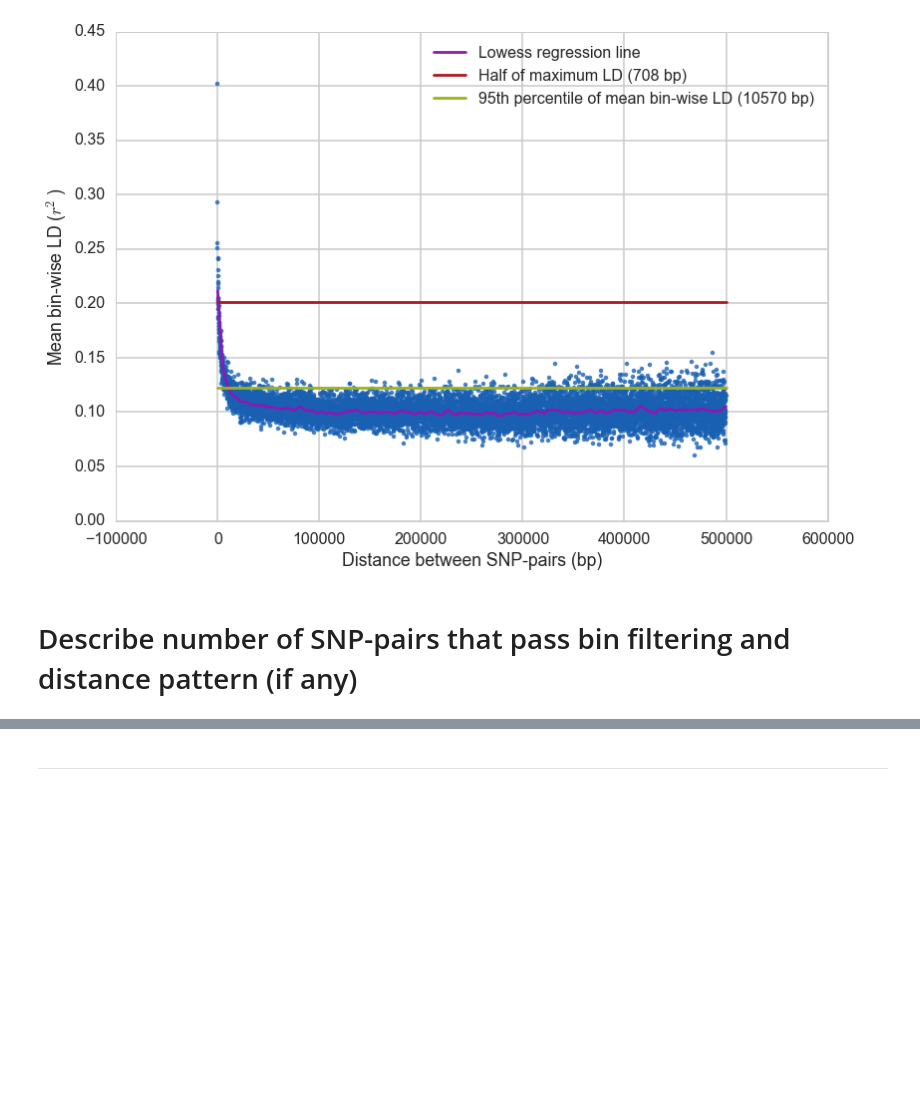
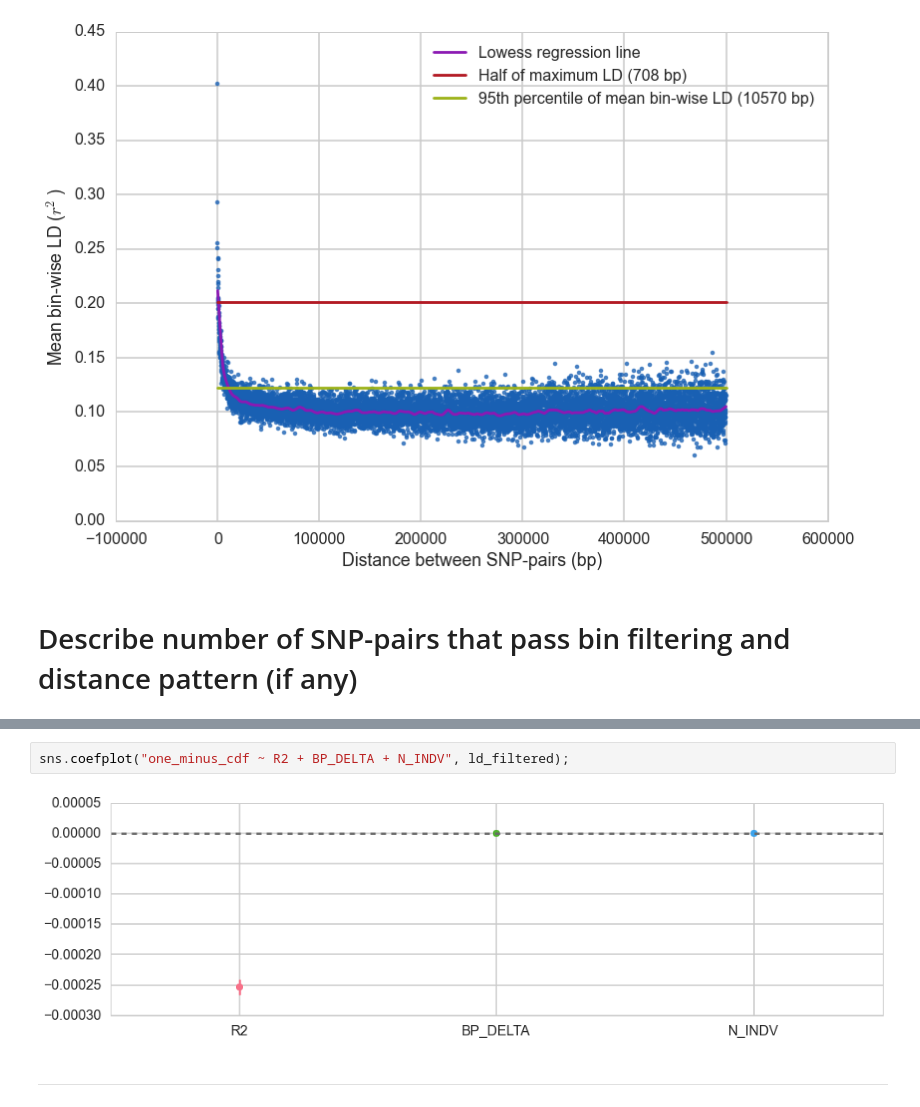
Before and after one commit to xguse/ipy_notebooks, a Jupyter notebook: YALE/ddrad58/2015-06-04_LD_ploting_THREE_pops_NO_KG.ipynb, the cells around one changed output, grey strips where cells are left out. Saved outputs shown, nothing was run; the diff lists cells and outputs as text; blank space fills up the shorter version.

```diff
--- a/YALE/ddrad58/2015-06-04_LD_ploting_THREE_pops_NO_KG.ipynb
+++ b/YALE/ddrad58/2015-06-04_LD_ploting_THREE_pops_NO_KG.ipynb
@@ -288,3 +262,7 @@ ld.one_minus_cdf_BH.unique()
+# %%
+sns.coefplot("one_minus_cdf ~ R2 + BP_DELTA + N_INDV", ld_filtered);
+# %% [output]
+[figure, added]
 # %% [markdown]
 -------------------
 # %% [markdown]
```
Also changed, not shown: parts of 13 cells of this notebook.
